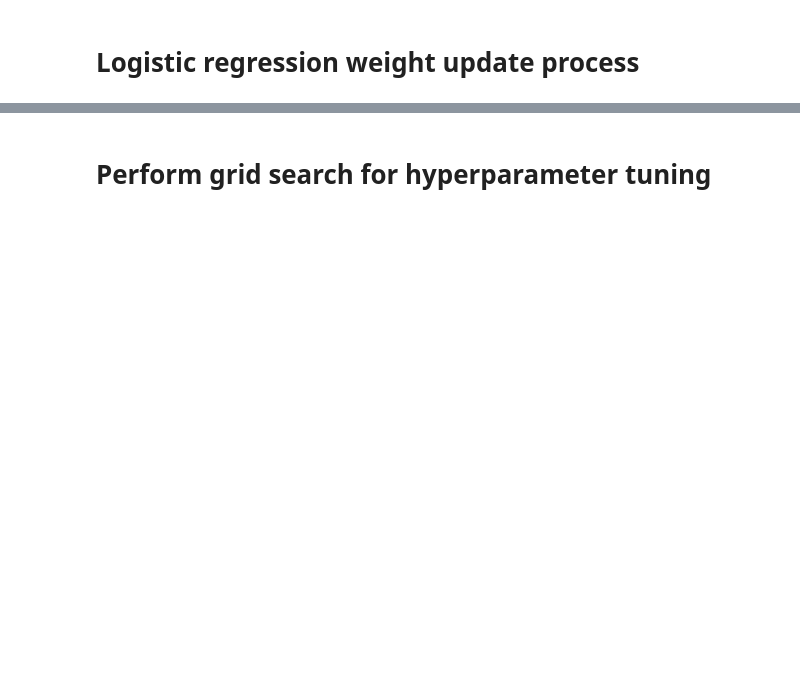
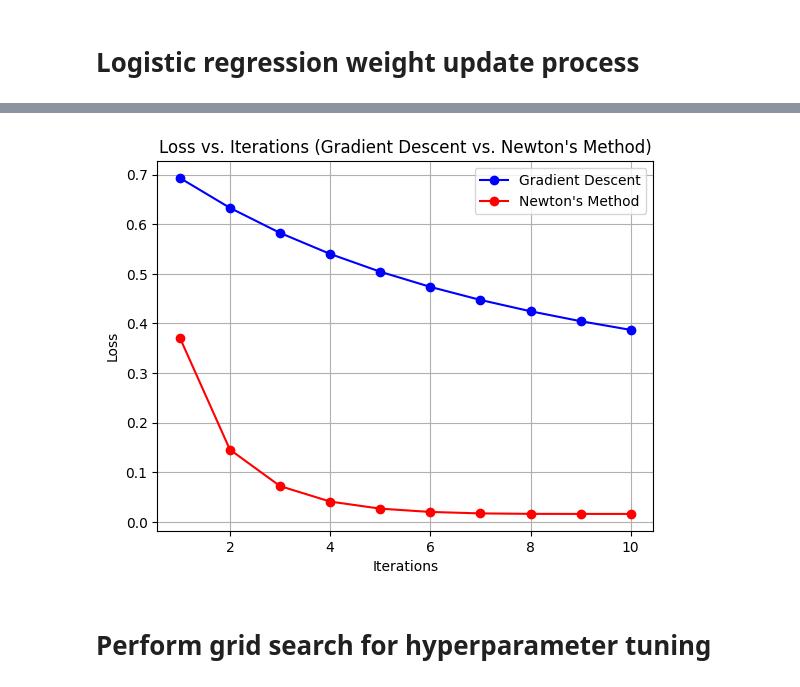
Before and after one commit to ClaranceLGS/EN315-Pattern-Recognition, a Jupyter notebook: Assignment 2/EN3150_200094R_A02.ipynb, the cells around one changed output, grey strips where cells are left out. Saved outputs shown, nothing was run; the diff lists cells and outputs as text; code cells hidden in the pictures; blank space fills up the shorter version.

```diff
--- a/Assignment 2/EN3150_200094R_A02.ipynb
+++ b/Assignment 2/EN3150_200094R_A02.ipynb
@@ -44,3 +87,16 @@ for _ in range(iterations):
+# %%
+# Plot the loss with respect to the number of iterations for both methods
+iteration_numbers = np.arange(1, iterations + 1)
+plt.plot(iteration_numbers, np.reshape(loss_history_G, (iterations, 1)), marker='o', color='blue', label='Gradient Descent')
+plt.plot(iteration_numbers, np.reshape(loss_history_N, (iterations, 1)), marker='o', color='red', label='Newton\'s Method')
+plt.xlabel('Iterations')
+plt.ylabel('Loss')
+plt.title('Loss vs. Iterations (Gradient Descent vs. Newton\'s Method)')
+plt.grid(True)
+plt.legend()
+plt.show()
+# %% [output]
+[figure, added]
 # %% [markdown]
 <h1>Perform grid search for hyperparameter tuning</h1>
 # %%
```
Also changed, not shown: parts of 11 cells of this notebook.
